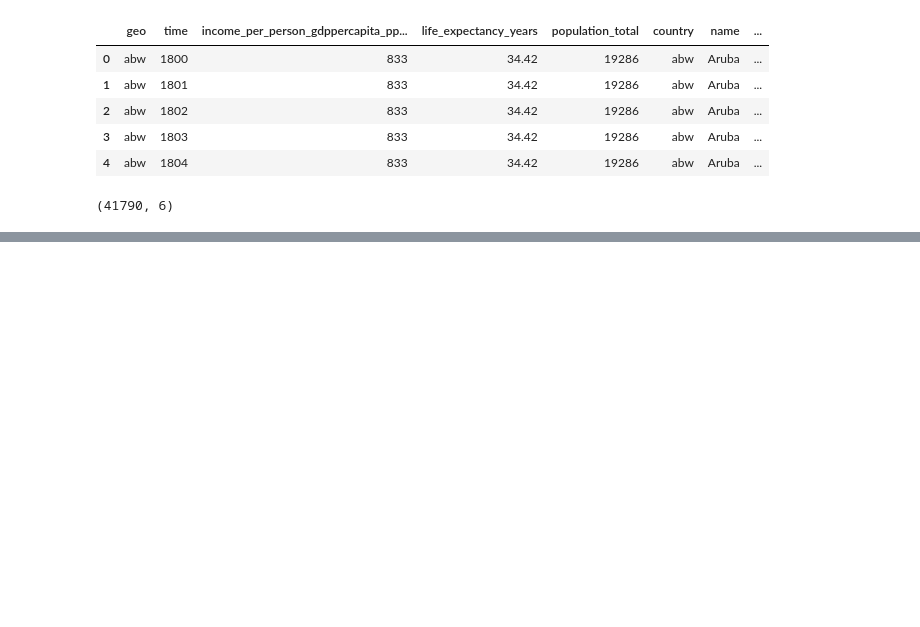
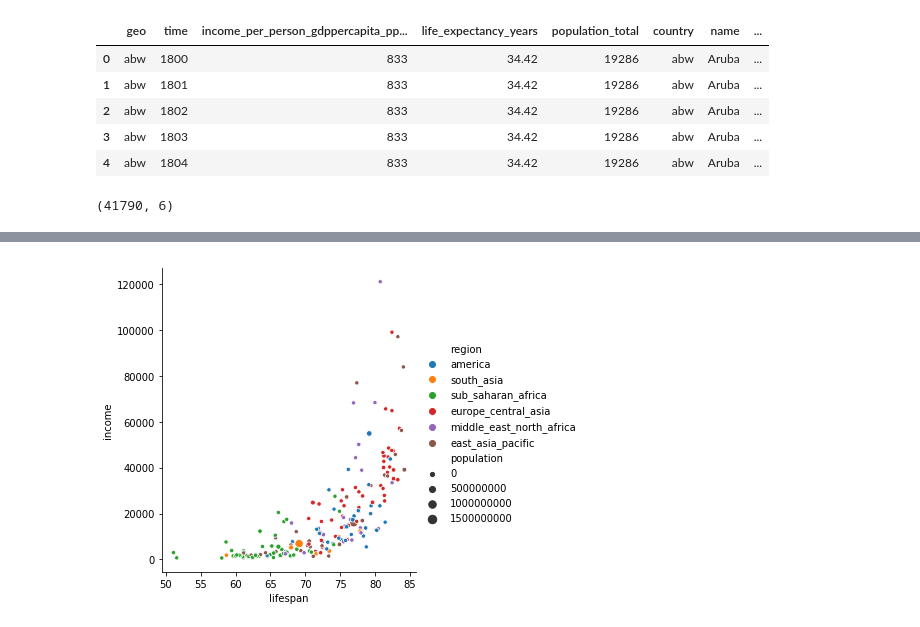
Before and after one commit to bloominstituteoftechnology/DS-Sprint-02-Storytelling-With-Data, a Jupyter notebook: module4-sequence-your-narrative/LS_DS_124_Sequence_your_narrative.ipynb, the cells around one changed output, grey strips where cells are left out. Drawn from its saved outputs; the diff is of its cells as text; code cells hidden in the pictures; blank space fills up the shorter version.

```diff
--- a/module4-sequence-your-narrative/LS_DS_124_Sequence_your_narrative.ipynb
+++ b/module4-sequence-your-narrative/LS_DS_124_Sequence_your_narrative.ipynb
@@ -127,0 +136,3 @@ df.head()
+# %%
+now = df[df.year==2018]
+now.sample(15)
@@ -127,0 +156,4 @@ df.head()
+# %%
+sns.relplot(x='lifespan', y='income', hue='region', size='population', data=now);
+# %% [output]
+[figure, added]
```
Also changed, not shown: parts of 8 cells of this notebook.
